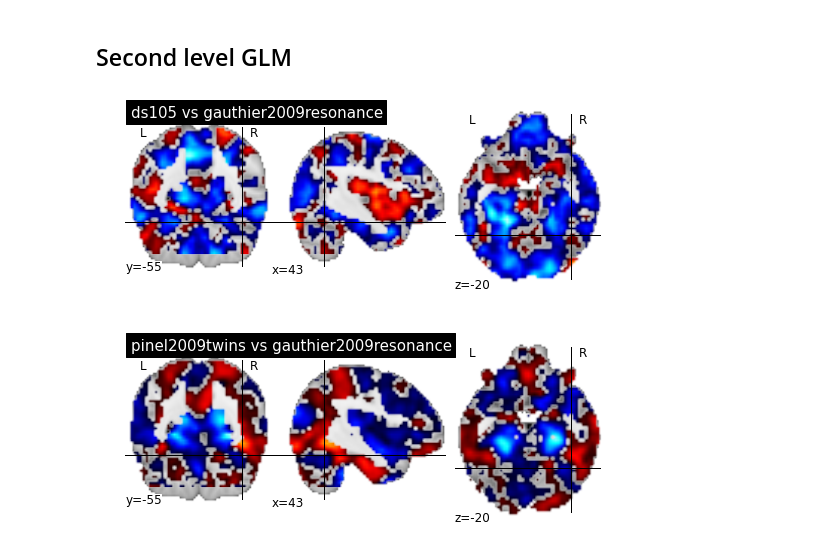
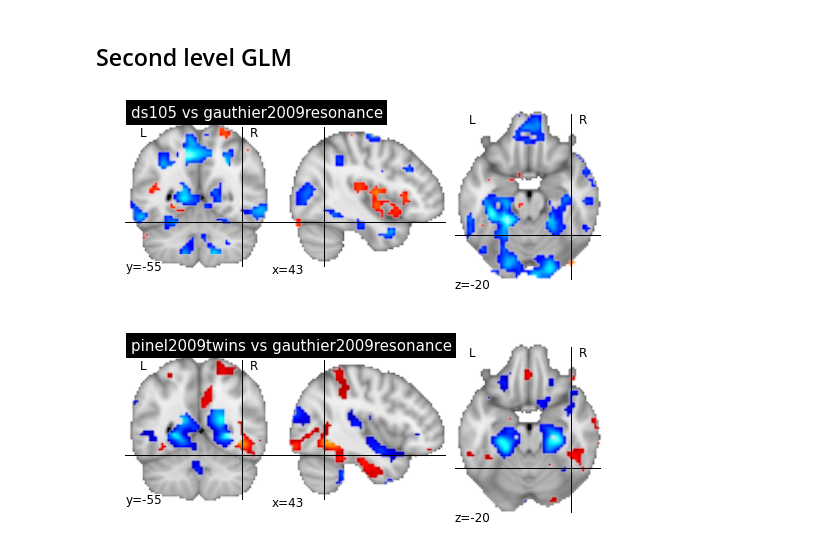
Before and after one commit to schwarty/contrasts_repr, a Jupyter notebook: face_vs_place.ipynb, the cells around one changed output. Cells and saved outputs as stored; diff of their text form; code cells hidden in the pictures.

Commit message:
changed percentile

```diff
--- a/face_vs_place.ipynb
+++ b/face_vs_place.ipynb
@@ -144,13 +144,13 @@ X[:, -1] = 0
 # %%
 glm = GeneralLinearModel(X)
 glm.fit(Y, model='ols')
 
 for i, study_id in enumerate(studies[:-1]):
     con_val = np.zeros(len(studies))
     con_val[i] = 1
     contrast = glm.contrast(con_val, contrast_type='t')
     z_map = masker.inverse_transform(contrast.z_score())
-    plot_niimg(z_map, '%s vs %s' % (study_id, studies[-1]), percentile=90, cut_coords=(43, -55, -20));
+    plot_niimg(z_map, '%s vs %s' % (study_id, studies[-1]), percentile=99, cut_coords=(43, -55, -20));
 # %% [output]
-[figure, old version]
+[figure, new version]
-[figure, old version]
+[figure, new version]
```
